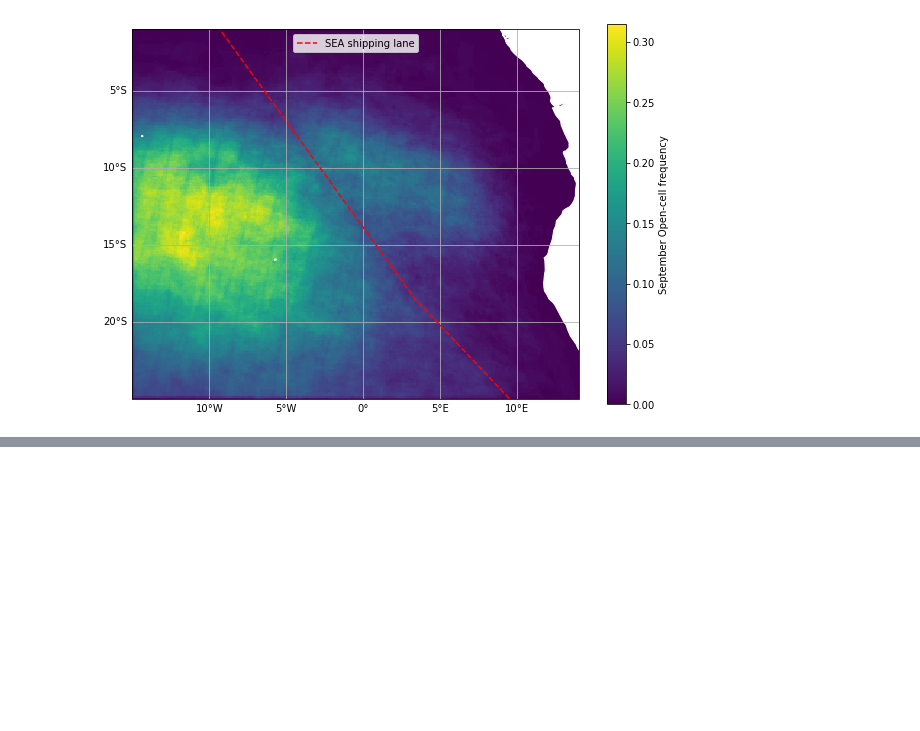
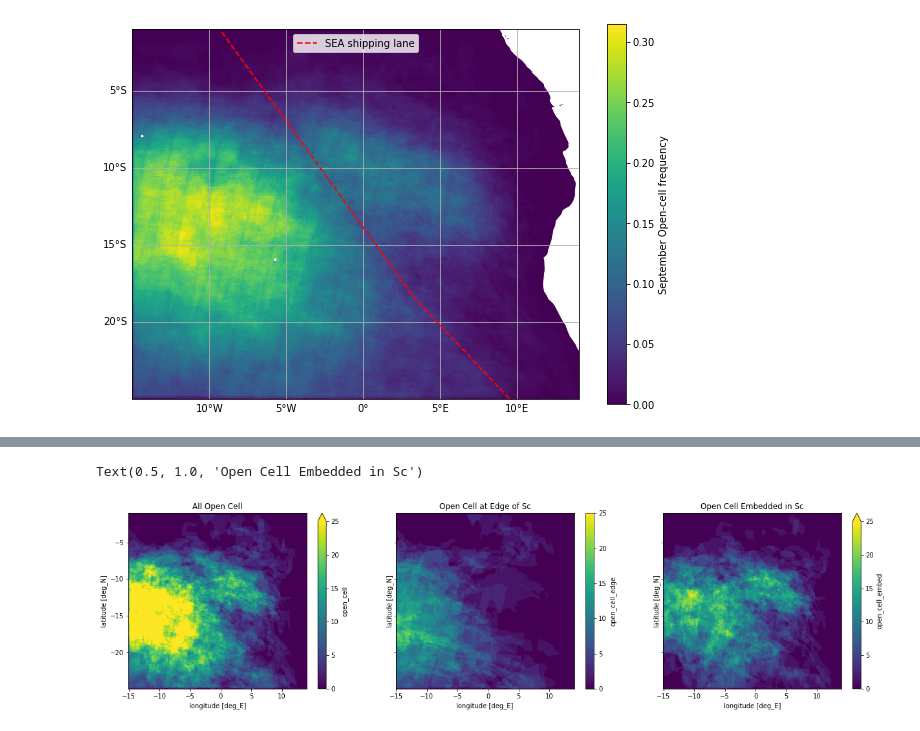
Before and after one commit to jkcm/measures-cloud-classifier, a Jupyter notebook: abel_open_cell_process.ipynb, the cells around one changed output, grey strips where cells are left out. Cells and saved outputs as stored; diff of their text form; code cells hidden in the pictures; blank space fills up the shorter version.

```diff
--- a/abel_open_cell_process.ipynb
+++ b/abel_open_cell_process.ipynb
@@ -103,0 +145,9 @@ ga.legend(loc='upper center')
+# %%
+ds = xr.open_dataset('/home/disk/eos4/jkcm/Data/MEASURES/abel_data/open_cell_climatology_modified_size_uncompressed.nc')
+fig, [ax1, ax2, ax3] = plt.subplots(ncols=3, sharey=True, sharex=True, figsize=(21, 5))
+(ds.open_cell.mean(dim='time')*100).plot(ax=ax1, vmin=0, vmax=25)
+ax1.set_title('All Open Cell')
+(ds.open_cell_edge.mean(dim='time')*100).plot(ax=ax2, vmin=0, vmax=25)
+ax2.set_title('Open Cell at Edge of Sc')
+(ds.open_cell_embed.mean(dim='time')*100).plot(ax=ax3, vmin=0, vmax=25)
+ax3.set_title('Open Cell Embedded in Sc')
@@ -103,0 +157,13 @@ ga.legend(loc='upper center')
+# %%
+ds = xr.open_dataset('/home/disk/eos4/jkcm/Data/MEASURES/abel_data/open_cell_climatology_modified_size_uncompressed.nc')
+ds = ds.isel({'time': slice(211,300)})
+fig, [ax1, ax2, ax3] = plt.subplots(ncols=3, sharey=True, sharex=True, figsize=(21, 5))
+(ds.open_cell.mean(dim='time')*100).plot(ax=ax1, vmin=0, vmax=25)
+ax1.set_title('All Open Cell')
+(ds.open_cell_edge.mean(dim='time')*100).plot(ax=ax2, vmin=0, vmax=25)
+ax2.set_title('Open Cell at Edge of Sc')
+(ds.open_cell_embed.mean(dim='time')*100).plot(ax=ax3, vmin=0, vmax=25)
+ax3.set_title('Open Cell Embedded in Sc')
+# %% [output]
+Text(0.5, 1.0, 'Open Cell Embedded in Sc')
+[figure, added]
```
Also changed, not shown: parts of 18 cells of this notebook, 58 other files.
